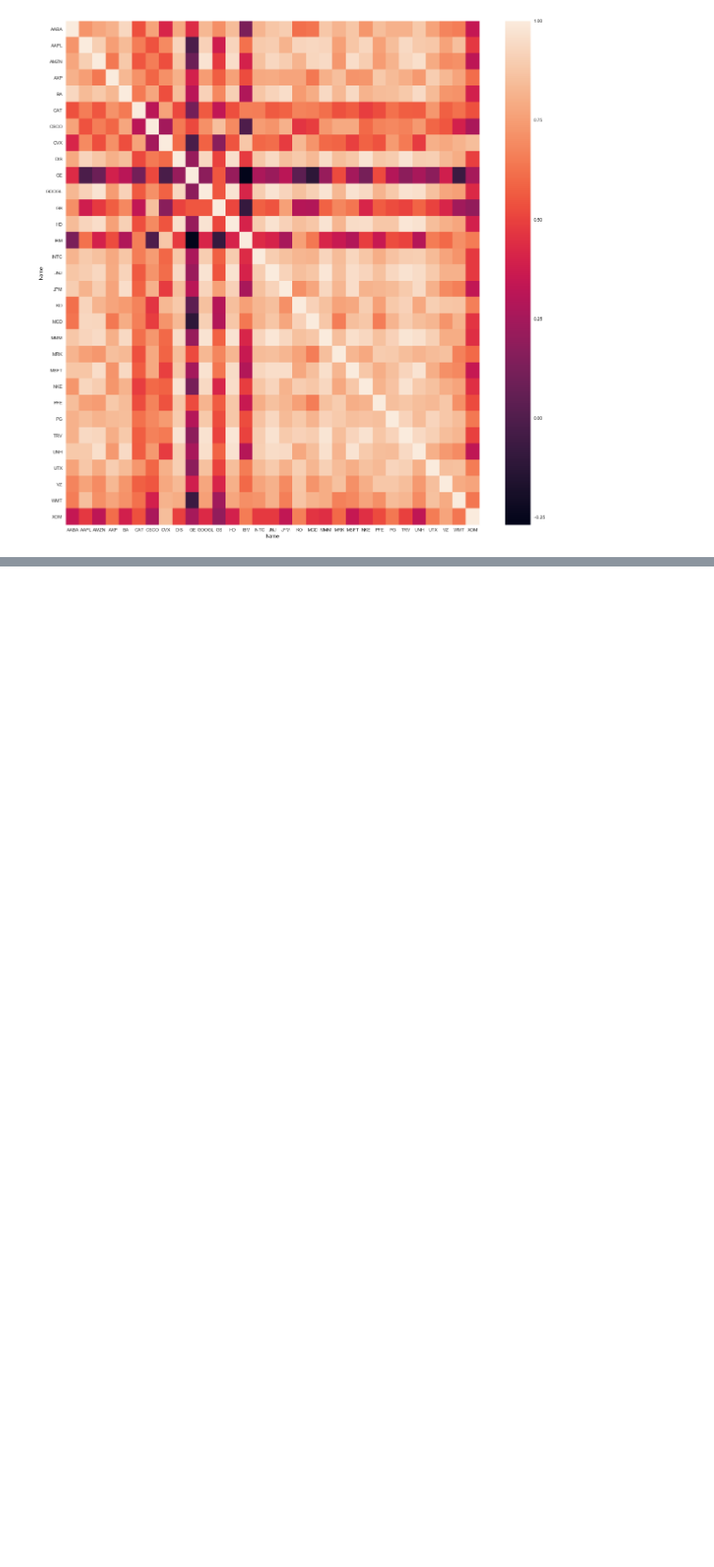
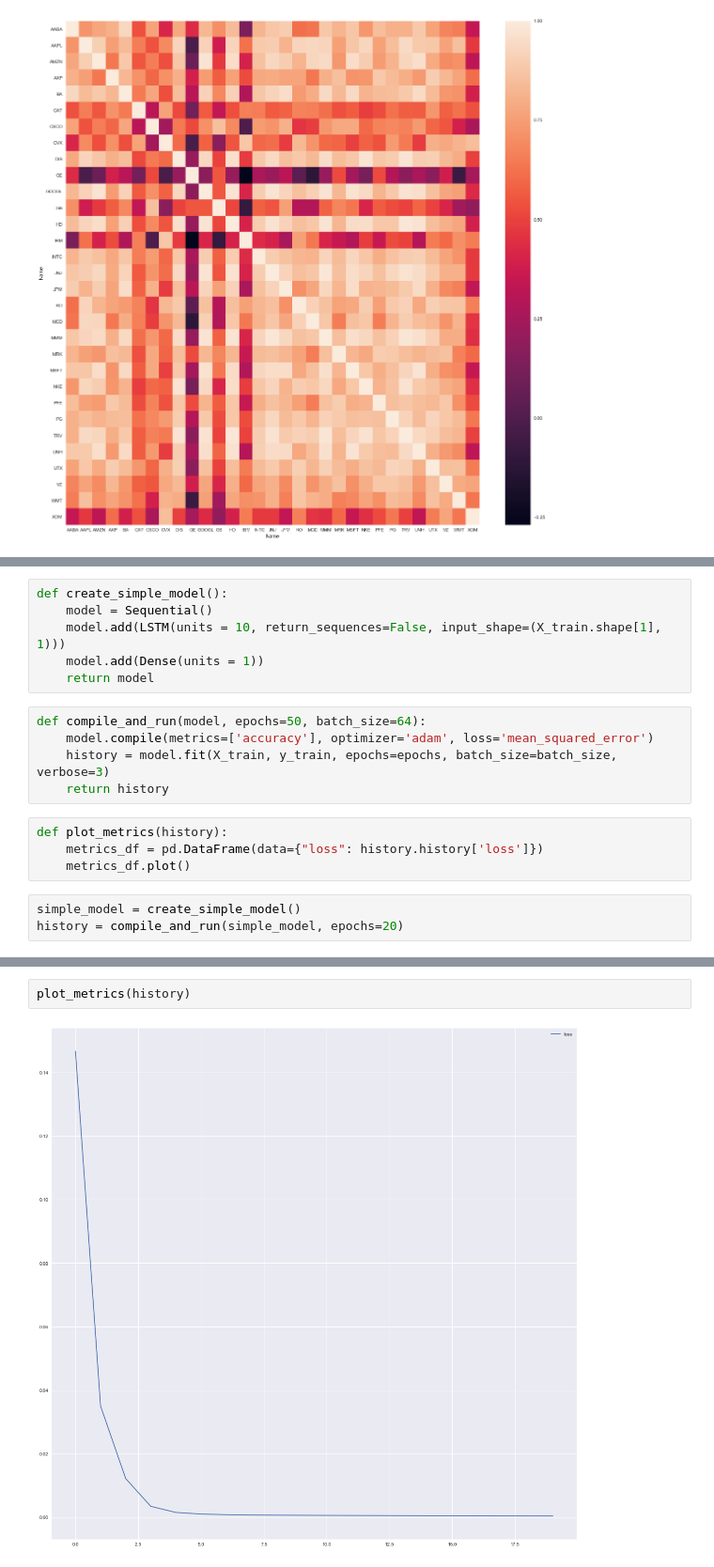
Before and after one commit to BikashShaw/MLPractice, a Jupyter notebook: djia_lstm.ipynb, the cells around one changed output, grey strips where cells are left out. Shown: that part at 94% size. Cells and saved outputs as stored; diff of their text form; blank space fills up the shorter version.

```diff
--- a/djia_lstm.ipynb
+++ b/djia_lstm.ipynb
@@ -432,0 +560,18 @@ sns.heatmap(corr)
+# %%
+def create_simple_model():
+    model = Sequential()
+    model.add(LSTM(units = 10, return_sequences=False, input_shape=(X_train.shape[1], 1)))
+    model.add(Dense(units = 1))
+    return model
+# %%
+def compile_and_run(model, epochs=50, batch_size=64):
+    model.compile(metrics=['accuracy'], optimizer='adam', loss='mean_squared_error')
+    history = model.fit(X_train, y_train, epochs=epochs, batch_size=batch_size, verbose=3)
+    return history
+# %%
+def plot_metrics(history):
+    metrics_df = pd.DataFrame(data={"loss": history.history['loss']})
+    metrics_df.plot()
+# %%
+simple_model = create_simple_model()
+history = compile_and_run(simple_model, epochs=20)
@@ -432,0 +599,4 @@ sns.heatmap(corr)
+# %%
+plot_metrics(history)
+# %% [output]
+[figure, added]
```
Also changed, not shown: parts of 44 cells of this notebook, 7 other files.
